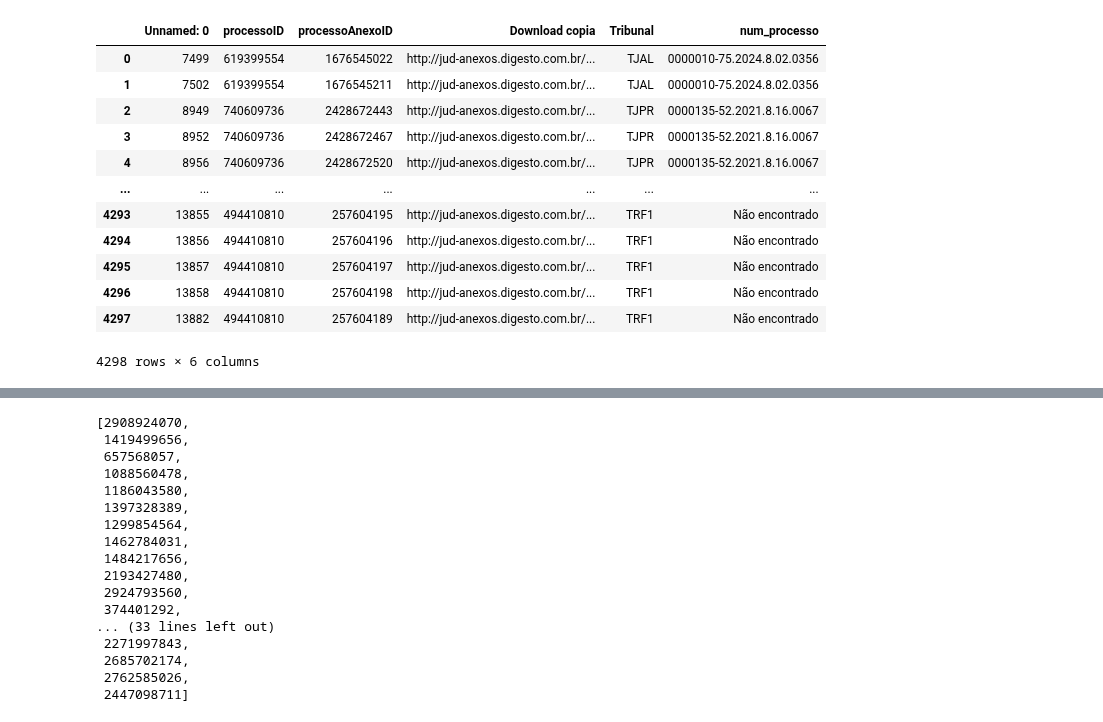
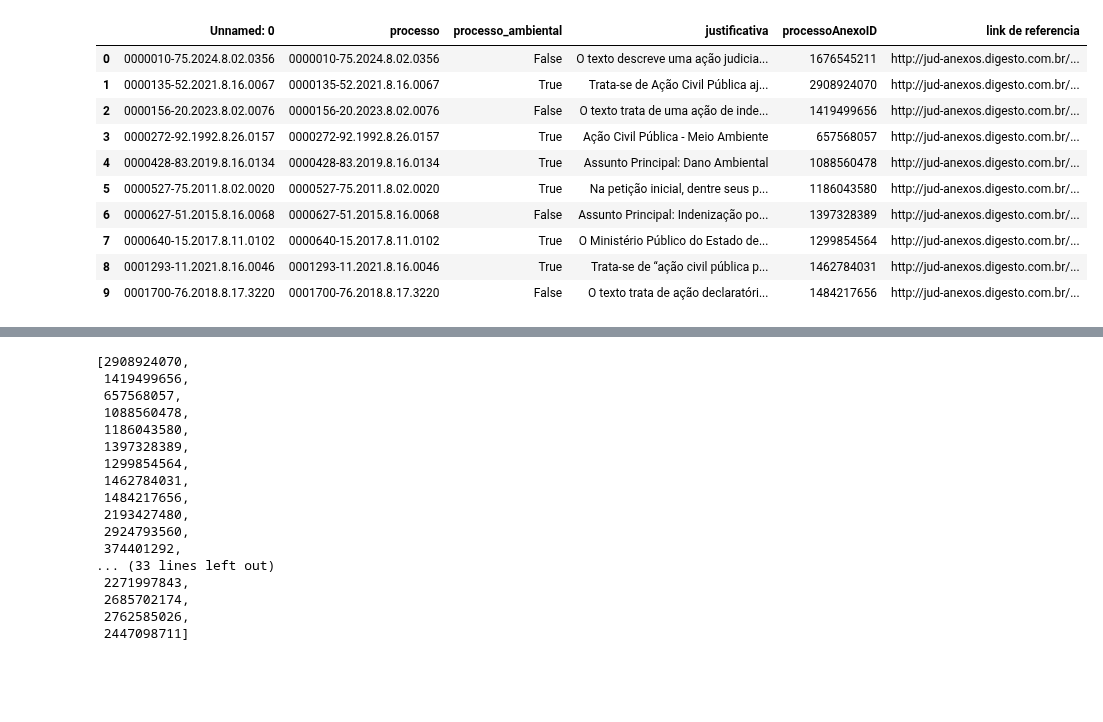
Before and after one commit to pedronery07/Projeto_InsperData_AECOM, a Jupyter notebook: testes_gemini/filtrado.ipynb, the cells around one changed output, grey strips where cells are left out. Saved outputs shown, nothing was run; the diff lists cells and outputs as text; code cells hidden in the pictures; blank space fills up the shorter version.

```diff
--- a/testes_gemini/filtrado.ipynb
+++ b/testes_gemini/filtrado.ipynb
@@ -19,19 +17,16 @@ filtrados_com_num_excel = pd.read_excel(r"C:\Users\sergi\OneDrive\Área de Traba
-# %%
-filtrados_com_num_excel
-# %% [output]
-|  | Unnamed: 0 | processoID | processoAnexoID | Download copia | Tribunal | num_processo |
-| 0 | 7499 | 619399554 | 1676545022 | http://jud-anexos.digesto.com.br/... | TJAL | 0000010-75.2024.8.02.0356 |
-| 1 | 7502 | 619399554 | 1676545211 | http://jud-anexos.digesto.com.br/... | TJAL | 0000010-75.2024.8.02.0356 |
-| 2 | 8949 | 740609736 | 2428672443 | http://jud-anexos.digesto.com.br/... | TJPR | 0000135-52.2021.8.16.0067 |
-| 3 | 8952 | 740609736 | 2428672467 | http://jud-anexos.digesto.com.br/... | TJPR | 0000135-52.2021.8.16.0067 |
-| 4 | 8956 | 740609736 | 2428672520 | http://jud-anexos.digesto.com.br/... | TJPR | 0000135-52.2021.8.16.0067 |
-| ... | ... | ... | ... | ... | ... | ... |
-| 4293 | 13855 | 494410810 | 257604195 | http://jud-anexos.digesto.com.br/... | TRF1 | Não encontrado |
-| 4294 | 13856 | 494410810 | 257604196 | http://jud-anexos.digesto.com.br/... | TRF1 | Não encontrado |
-| 4295 | 13857 | 494410810 | 257604197 | http://jud-anexos.digesto.com.br/... | TRF1 | Não encontrado |
-| 4296 | 13858 | 494410810 | 257604198 | http://jud-anexos.digesto.com.br/... | TRF1 | Não encontrado |
-| 4297 | 13882 | 494410810 | 257604189 | http://jud-anexos.digesto.com.br/... | TRF1 | Não encontrado |
-4298 rows × 6 columns
 # %%
-filtrados_true = pd.read_excel('respostas_danoambiental_50.xlsx')
+filtrados_true = pd.read_excel('../docs/respostas_danoambiental_50.xlsx')
+filtrados_true.head(10)
+# %% [output]
+|  | Unnamed: 0 | processo | processo_ambiental | justificativa | processoAnexoID | link de referencia |
+| 0 | 0000010-75.2024.8.02.0356 | 0000010-75.2024.8.02.0356 | False | O texto descreve uma ação judicia... | 1676545211 | http://jud-anexos.digesto.com.br/... |
+| 1 | 0000135-52.2021.8.16.0067 | 0000135-52.2021.8.16.0067 | True | Trata-se de Ação Civil Pública aj... | 2908924070 | http://jud-anexos.digesto.com.br/... |
+| 2 | 0000156-20.2023.8.02.0076 | 0000156-20.2023.8.02.0076 | False | O texto trata de uma ação de inde... | 1419499656 | http://jud-anexos.digesto.com.br/... |
+| 3 | 0000272-92.1992.8.26.0157 | 0000272-92.1992.8.26.0157 | True | Ação Civil Pública - Meio Ambiente | 657568057 | http://jud-anexos.digesto.com.br/... |
+| 4 | 0000428-83.2019.8.16.0134 | 0000428-83.2019.8.16.0134 | True | Assunto Principal: Dano Ambiental | 1088560478 | http://jud-anexos.digesto.com.br/... |
+| 5 | 0000527-75.2011.8.02.0020 | 0000527-75.2011.8.02.0020 | True | Na petição inicial, dentre seus p... | 1186043580 | http://jud-anexos.digesto.com.br/... |
+| 6 | 0000627-51.2015.8.16.0068 | 0000627-51.2015.8.16.0068 | False | Assunto Principal: Indenização po... | 1397328389 | http://jud-anexos.digesto.com.br/... |
+| 7 | 0000640-15.2017.8.11.0102 | 0000640-15.2017.8.11.0102 | True | O Ministério Público do Estado de... | 1299854564 | http://jud-anexos.digesto.com.br/... |
+| 8 | 0001293-11.2021.8.16.0046 | 0001293-11.2021.8.16.0046 | True | Trata-se de “ação civil pública p... | 1462784031 | http://jud-anexos.digesto.com.br/... |
+| 9 | 0001700-76.2018.8.17.3220 | 0001700-76.2018.8.17.3220 | False | O texto trata de ação declaratóri... | 1484217656 | http://jud-anexos.digesto.com.br/... |
 # %%
```
Also changed, not shown: parts of 9 cells of this notebook, 15 other files.
